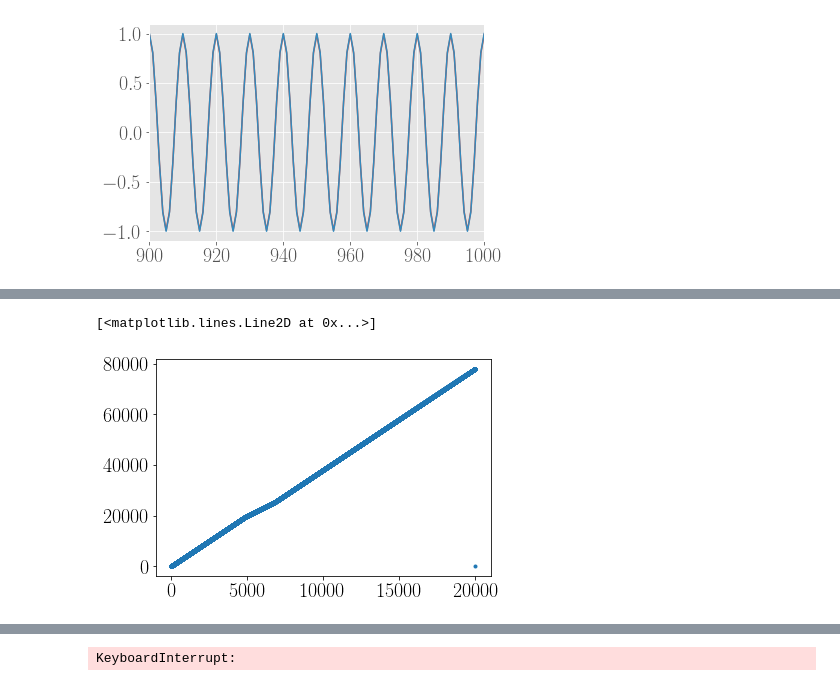
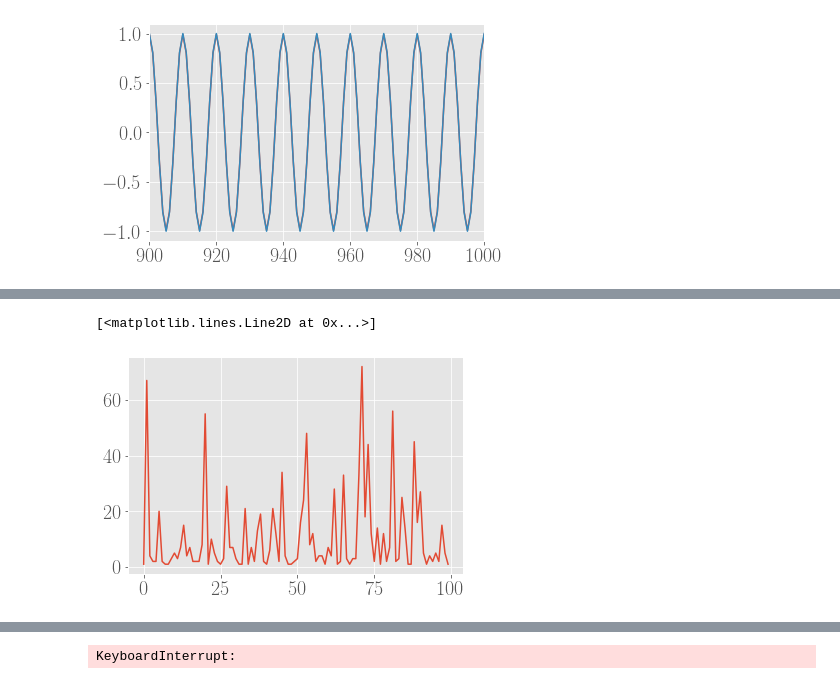
Before and after one commit to benedetta-mariani/scripts, a Jupyter notebook: Fluctuation analysis.ipynb, the cells around one changed output, grey strips where cells are left out. Cells and saved outputs as stored; diff of their text form; code cells hidden in the pictures.

```diff
--- a/Fluctuation analysis.ipynb
+++ b/Fluctuation analysis.ipynb
@@ -52,3 +75,13 @@ from matplotlib.ticker import MultipleLocator
+# %%
+
+import colorednoise as cn
+beta = 2 # the exponent
+samples = 1000000 # number of samples to generate
+brown = cn.powerlaw_psd_gaussian(beta, samples)
+
+beta = 1# the exponent
+samples = 1000000 # number of samples to generate
+pink = cn.powerlaw_psd_gaussian(beta, samples)# vedere codice di questo modulo
 # %%
 import matplotlib
 # %%
@@ -482,8 +517,8 @@ plt.yscale('log')
 # %% [markdown]
 # A pure oscillation
 # %%
-x = np.arange(0,100,0.001)
-sin = np.sin(2*np.pi*100*x)
+x = np.arange(0.,100000,0.001)
+sin = np.sin(2*np.pi*(5)*x[:100000]+ brown[:100000]*10)
 #plt.plot(sin)
 #plt.xlim(0,10000)
 # %%
@@ -663,0 +649,8 @@ plt.plot(intertempis)
+# %%
+
+
+hil = signal.hilbert(sin, axis = 0)
+phases = np.angle(hil)
+prova = np.where(np.diff(np.sign(phases[:]))!=0)[0]
+intertempis = (prova[1:] -prova[:-1])
+len(intertempis)
@@ -676,5 +690,5 @@ len(phases), len(intertempis)
 # %%
-plt.plot(new, '.')
+plt.plot(intertempis[:100], '-')
 # %% [output]
 [<matplotlib.lines.Line2D at 0x...>]
-[figure, old version]
+[figure, new version]
```
Also changed, not shown: parts of 62 cells of this notebook.
